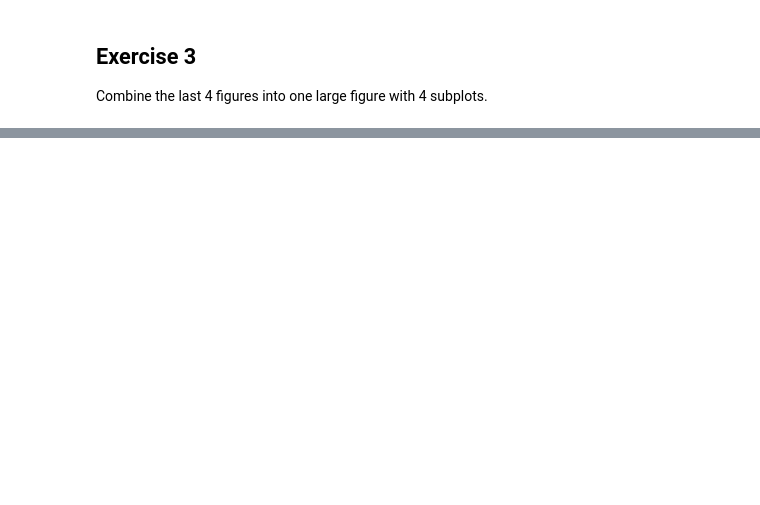
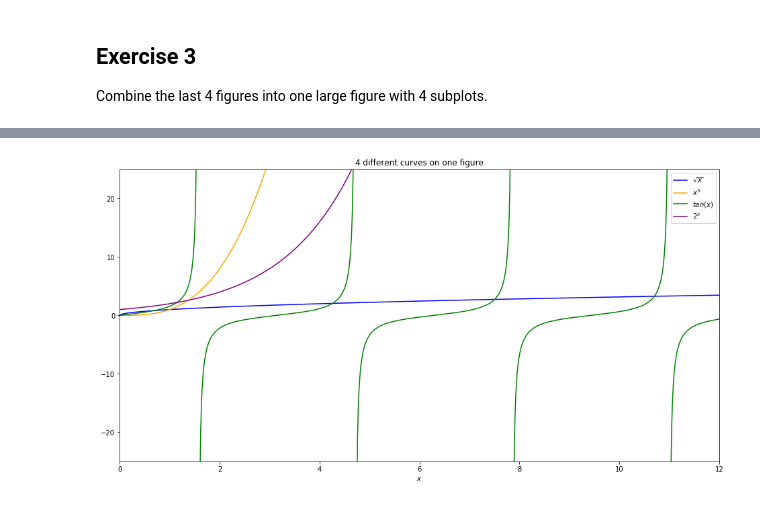
Before and after one commit to CodeupClassroom/curie-python-exercises, a Jupyter notebook: 4.8.2_matplotlib_exercises.ipynb, the cells around one changed output, grey strips where cells are left out. Drawn from its saved outputs; the diff is of its cells as text; code cells hidden in the pictures; blank space fills up the shorter version.

```diff
--- a/4.8.2_matplotlib_exercises.ipynb
+++ b/4.8.2_matplotlib_exercises.ipynb
@@ -182,0 +202,33 @@ plt.show()
+# %%
+x = np.linspace(0, 15, 1000)
+
+# y = sqrt(x)
+ex1 = [math.sqrt(n) for n in x]
+
+# y = x ^ 3
+ex2 = [n**3 for n in x]
+
+# y = tan(x)
+ex3 = [math.tan(n) for n in x]
+ex3 = np.array(ex3)
+ex3[:-1][np.diff(ex3) < 0] = np.nan
+
+# y = 2^x
+ex4 = [2**n for n in x]
+
+plt.figure(figsize=(16, 8))
+
+plt.ylim(-25, 25)
+plt.xlim(0, 12)
+plt.plot(x, ex1, c='blue', label='$\sqrt{x}$')
+plt.plot(x, ex2, c='orange', label='$x^3$')
+plt.plot(x, ex3, c='green', label='$tan(x)$')
+plt.plot(x, ex4, c='purple', label='$2^x$')
+
+plt.legend(loc='upper right')
+plt.title('4 different curves on one figure')
+plt.xlabel('$x$')
+
+plt.show()
+# %% [output]
+[figure, added]
```
Also changed, not shown: parts of 9 cells of this notebook.
